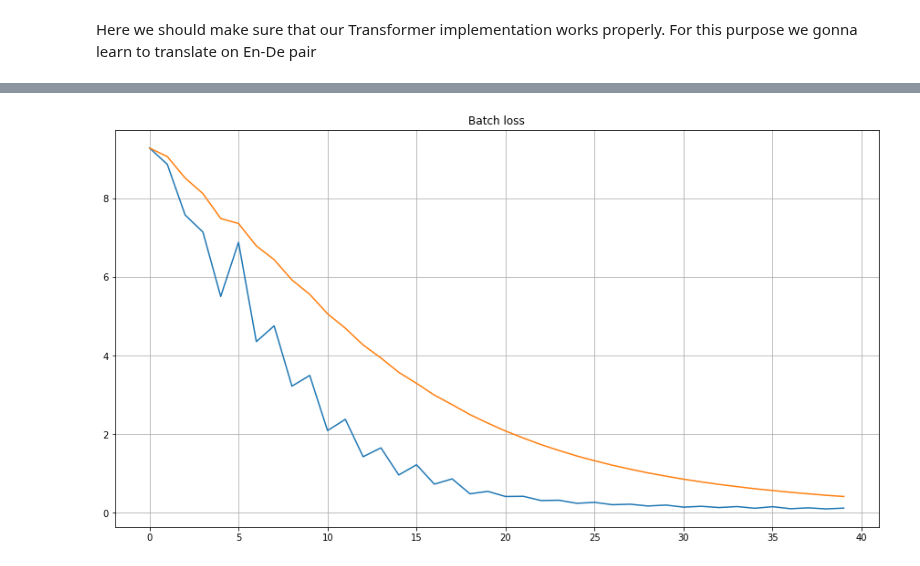
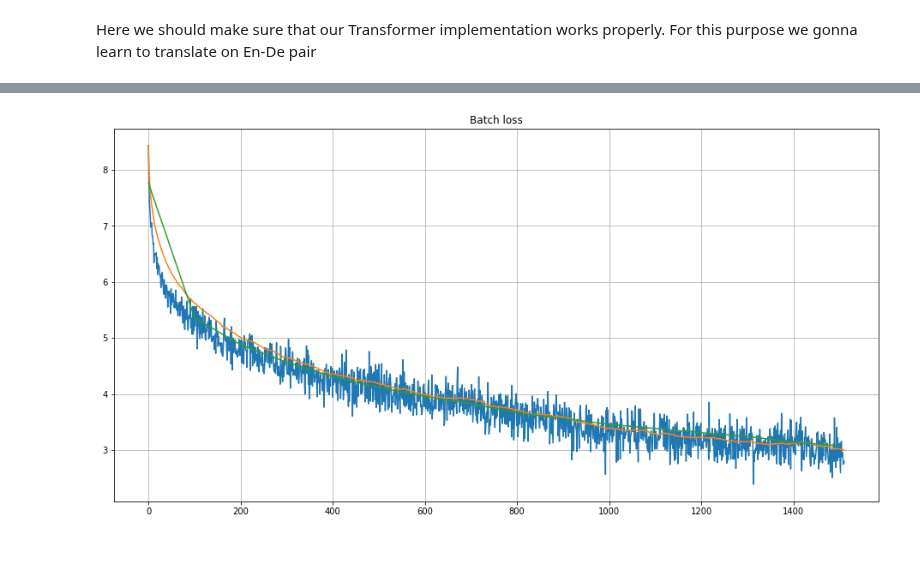
Before and after one commit to universome/text-style-transfer, a Jupyter notebook: notebooks/test-transformer.ipynb, the cells around one changed output, grey strips where cells are left out. Cells and saved outputs as stored; diff of their text form; code cells hidden in the pictures.

```diff
--- a/notebooks/test-transformer.ipynb
+++ b/notebooks/test-transformer.ipynb
@@ -40,22 +34,26 @@ reload(src.transformer.models)
 # %%
-import tqdm
+import torch
 
 from src.transformer.models import Transformer
 
-max_len = 50
+use_cuda = torch.cuda.is_available()
 
 model = Transformer(
     len(vocab_src),
     len(vocab_trg),
     max_len,
-    n_layers=4,
-    n_head=4,
+    n_layers=6,
+    n_head=8,
     d_word_vec=512,
     d_model=512,
-    d_inner_hid=1024,
+    d_inner_hid=2048,
     d_k=64,
     d_v=64)
+
+if use_cuda:
+    model.cuda()
 # %%
+import math
 import numpy as np
 from IPython.display import clear_output
 import matplotlib.pyplot as plt
@@ -71,61 +69,74 @@ tqdm.monitor_interval = 0
 from src.utils.data_utils import Batcher
 import src.transformer.constants as constants
 
+use_cuda = torch.cuda.is_available()
 
-def get_performance(crit, pred, gold):
-    loss = crit(pred, gold.contiguous().view(-1))
+
+def get_criterion(vocab_size):
+    ''' With PAD token zero weight '''
+    weight = torch.ones(vocab_size)
+    weight[constants.PAD] = 0
+
+    if use_cuda: weight = weight.cuda()
+
+    return nn.CrossEntropyLoss(weight)
+
+
+def get_performance(criterion, pred, gold):
+    loss = criterion(pred, gold.contiguous().view(-1))
     pred = pred.max(1)[1]
-
     gold = gold.contiguous().view(-1)
     n_correct = pred.data.eq(gold.data)
     n_correct = n_correct.masked_select(gold.ne(constants.PAD).data).sum()
 
     return loss, n_correct
 
 
-def get_criterion(vocab_size):
-    ''' With PAD token zero weight '''
-    weight = torch.ones(vocab_size)
-    weight[constants.PAD] = 0
-
-    return nn.CrossEntropyLoss(weight)
-
-
-optimizer = Adam(model.get_trainable_parameters())
+optimizer = Adam(model.get_trainable_parameters(), lr=1e-4, betas=(0.9, 0.98))
 criterion = get_criterion(len(vocab_trg))
-training_data = Batcher(train_src_idx[:8], train_trg_idx[:8], vocab_src.token2id, vocab_trg.token2id, batch_size=4)
+training_data = Batcher(train_src_idx, train_trg_idx, vocab_src.token2id,
+                        vocab_trg.token2id, batch_size=32, shuffle=True)
+val_data = Batcher(val_src_idx, val_trg_idx, vocab_src.token2id,
+                   vocab_trg.token2id, batch_size=32, shuffle=True)
 
 model.train()
 loss_history = []
+val_loss_history = []
+val_loss_iters = []
 num_iters_done = 0
 
-for i in range(20):
+for i in range(10):
     for batch in tqdm(training_data, leave=False):
-        # prepare data
         src, tgt = batch
-        gold = tgt[:, 1:]
-
-        # forward
         optimizer.zero_grad()
         pred = model(src, tgt)
-
-        # backward
-        loss, n_correct = get_performance(criterion, pred, gold)
+        loss = criterion(pred, tgt[:, 1:].contiguous().view(-1))
         loss.backward()
-
-        # update parameters
         optimizer.step()
 
-        loss_history += [loss.data[0]]
-        num_iters_done += 1
+        loss_history.append(loss.data[0])
 
-        if num_iters_done % 2 == 0:
+        if num_iters_done % 5 == 0:
             clear_output(True)
-            plt.figure(figsize=[15,8])
+            plt.figure(figsize=[16,8])
             plt.title("Batch loss")
             plt.plot(loss_history)
-            plt.plot(pd.DataFrame(np.array(loss_history)).ewm(span=20).mean())
+            plt.plot(pd.DataFrame(np.array(loss_history)).ewm(span=100).mean())
+            plt.plot(val_loss_iters, val_loss_history)
             plt.grid()
             plt.show()
+
+        if num_iters_done % 100 == 0:
+            val_losses = []
+            for val_batch in val_data:
+                val_src, val_tgt = val_batch
+                val_pred = model(val_src, val_tgt)
+                val_loss = criterion(val_pred, val_tgt[:, 1:].contiguous().view(-1))
+                val_losses.append(val_loss.data[0])
+
+            val_loss_history.append(np.mean(val_losses))
+            val_loss_iters.append(num_iters_done)
+
+        num_iters_done += 1
 # %% [output]
-[figure, old version]
+[figure, new version]
```
Also changed, not shown: parts of 8 cells of this notebook, 1 other file.
